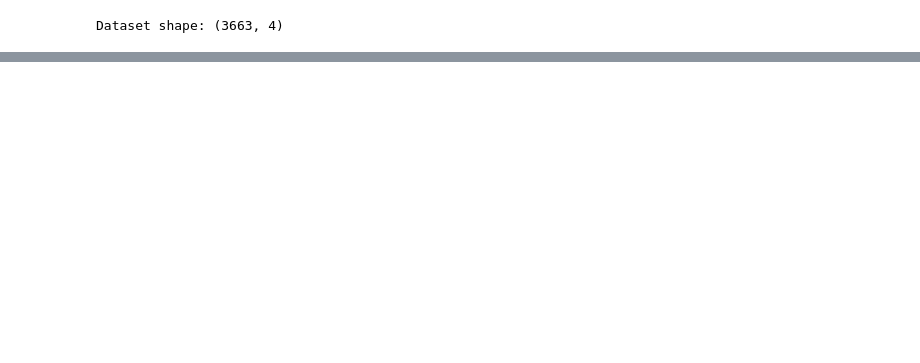
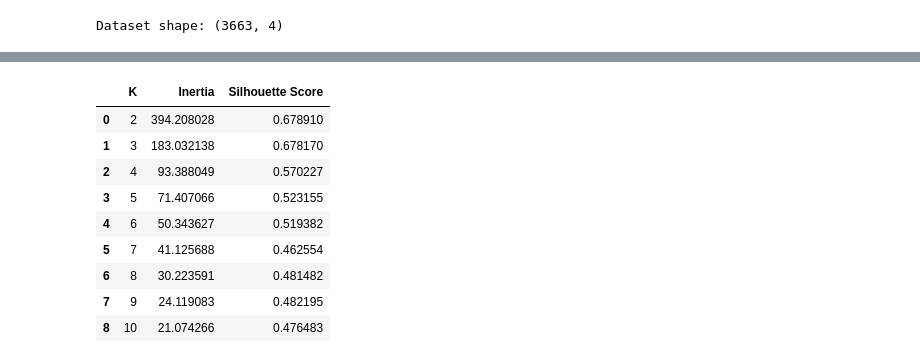
Before and after one commit to HozaifaMoustafa/arabian-ai-training, a Jupyter notebook: submissions/a3-tue-sat/a3-g03/01-ml-project/a3-g03_01-ml-project.ipynb, the cells around one changed output, grey strips where cells are left out. Cells and saved outputs as stored; diff of their text form; code cells hidden in the pictures; blank space fills up the shorter version.

```diff
--- a/submissions/a3-tue-sat/a3-g03/01-ml-project/a3-g03_01-ml-project.ipynb
+++ b/submissions/a3-tue-sat/a3-g03/01-ml-project/a3-g03_01-ml-project.ipynb
@@ -54,0 +254,2 @@ Dataset shape: (3663, 4)
+# %%
+features = rfm[["Recency", "Frequency", "Monetary"]]
@@ -54,0 +269,11 @@ Dataset shape: (3663, 4)
+# %%
+scaler = StandardScaler()
+
+rfm_scaled = scaler.fit_transform(features)
+# %%
+rfm_scaled = pd.DataFrame(
+    rfm_scaled,
+    columns=["Recency", "Frequency", "Monetary"]
+)
+
+rfm_scaled.head()
@@ -54,0 +306,19 @@ Dataset shape: (3663, 4)
+# %%
+inertia = []
+silhouette_scores = []
+
+k_values = range(2, 11)
+
+for k in k_values:
+    kmeans = KMeans(
+        n_clusters=k,
+        random_state=42,
+        n_init=10
+    )
+
+    labels = kmeans.fit_predict(rfm_scaled)
+
+    inertia.append(kmeans.inertia_)
+    silhouette_scores.append(
+        silhouette_score(rfm_scaled, labels)
+    )
@@ -54,0 +389,19 @@ Dataset shape: (3663, 4)
+# %%
+results = pd.DataFrame({
+    "K": list(k_values),
+    "Inertia": inertia,
+    "Silhouette Score": silhouette_scores
+})
+
+results
+# %% [output]
+|  | K | Inertia | Silhouette Score |
+| 0 | 2 | 394.208028 | 0.678910 |
+| 1 | 3 | 183.032138 | 0.678170 |
+| 2 | 4 | 93.388049 | 0.570227 |
+| 3 | 5 | 71.407066 | 0.523155 |
+| 4 | 6 | 50.343627 | 0.519382 |
+| 5 | 7 | 41.125688 | 0.462554 |
+| 6 | 8 | 30.223591 | 0.481482 |
+| 7 | 9 | 24.119083 | 0.482195 |
+| 8 | 10 | 21.074266 | 0.476483 |
```
Also changed, not shown: parts of 45 cells of this notebook.
